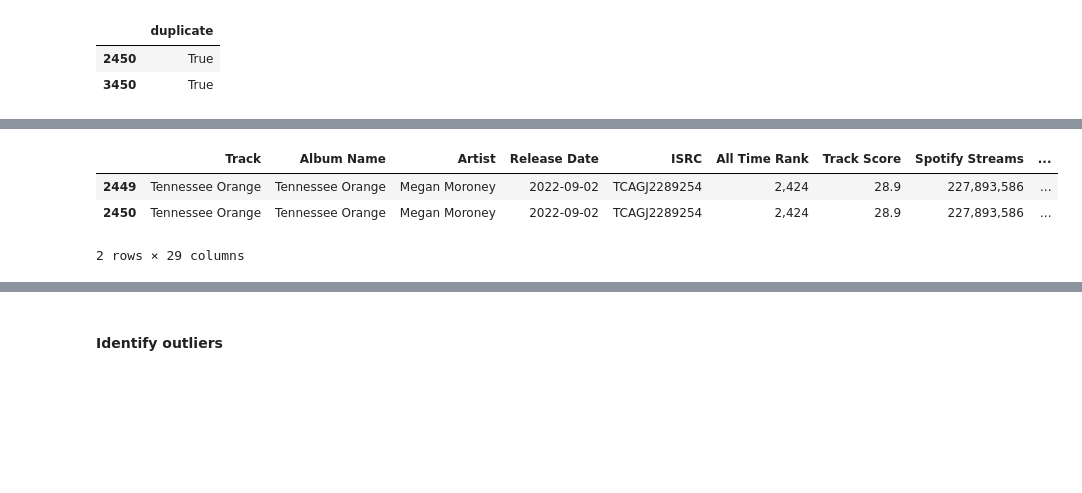
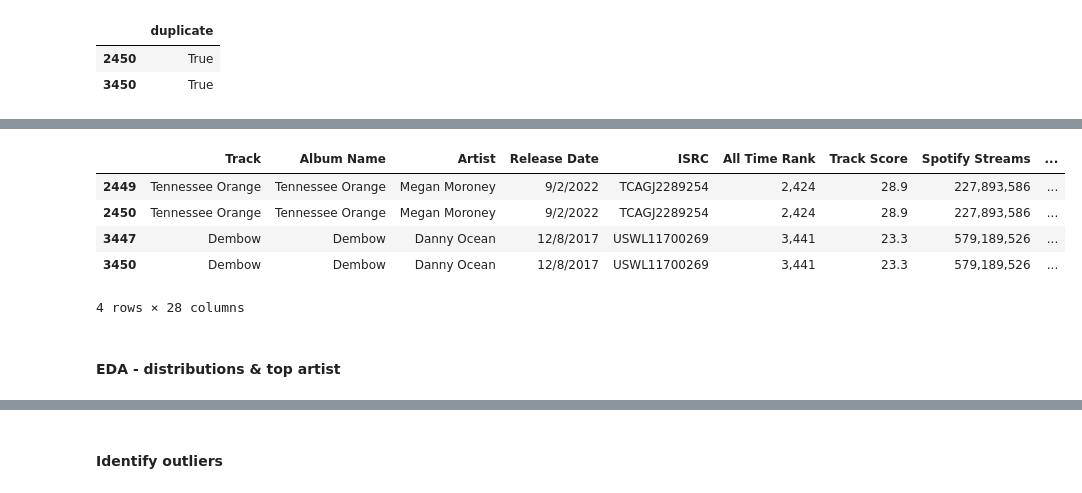
Before and after one commit to klaudia-zardzewiala/spotify, a Jupyter notebook: spotify_2024.ipynb, the cells around one changed output, grey strips where cells are left out. Drawn from its saved outputs; the diff is of its cells as text; code cells hidden in the pictures; blank space fills up the shorter version.

```diff
--- a/spotify_2024.ipynb
+++ b/spotify_2024.ipynb
@@ -22,6 +35,5 @@ Dataset downloaded to: /Users/klaudia/.cache/kagglehub/datasets/nelgiriyewithana
 # %%
-csv_path = os.path.join(path, file)
-print("Found CSV:", csv_path)
+file_path = os.path.join(path, "Most Streamed Spotify Songs 2024.csv")
 # %%
 df = pd.read_csv(csv_path, encoding='latin1')
 # %%
@@ -164,7 +143,10 @@ Name: 3450, dtype: object
 # %%
-df.iloc[2449: 2451]
+dups = df[df.duplicated(keep=False)]
+dups
 # %% [output]
 |  | Track | Album Name | Artist | Release Date | ISRC | All Time Rank | Track Score | Spotify Streams | ... |
-| 2449 | Tennessee Orange | Tennessee Orange | Megan Moroney | 2022-09-02 | TCAGJ2289254 | 2,424 | 28.9 | 227,893,586 | ... |
-| 2450 | Tennessee Orange | Tennessee Orange | Megan Moroney | 2022-09-02 | TCAGJ2289254 | 2,424 | 28.9 | 227,893,586 | ... |
+| 2449 | Tennessee Orange | Tennessee Orange | Megan Moroney | 9/2/2022 | TCAGJ2289254 | 2,424 | 28.9 | 227,893,586 | ... |
+| 2450 | Tennessee Orange | Tennessee Orange | Megan Moroney | 9/2/2022 | TCAGJ2289254 | 2,424 | 28.9 | 227,893,586 | ... |
+| 3447 | Dembow | Dembow | Danny Ocean | 12/8/2017 | USWL11700269 | 3,441 | 23.3 | 579,189,526 | ... |
+| 3450 | Dembow | Dembow | Danny Ocean | 12/8/2017 | USWL11700269 | 3,441 | 23.3 | 579,189,526 | ... |
-2 rows × 29 columns
+4 rows × 28 columns
@@ -170,0 +155,2 @@ df.iloc[2449: 2451]
+# %% [markdown]
+#### EDA - distributions & top artist
```
Also changed, not shown: parts of 62 cells of this notebook.
